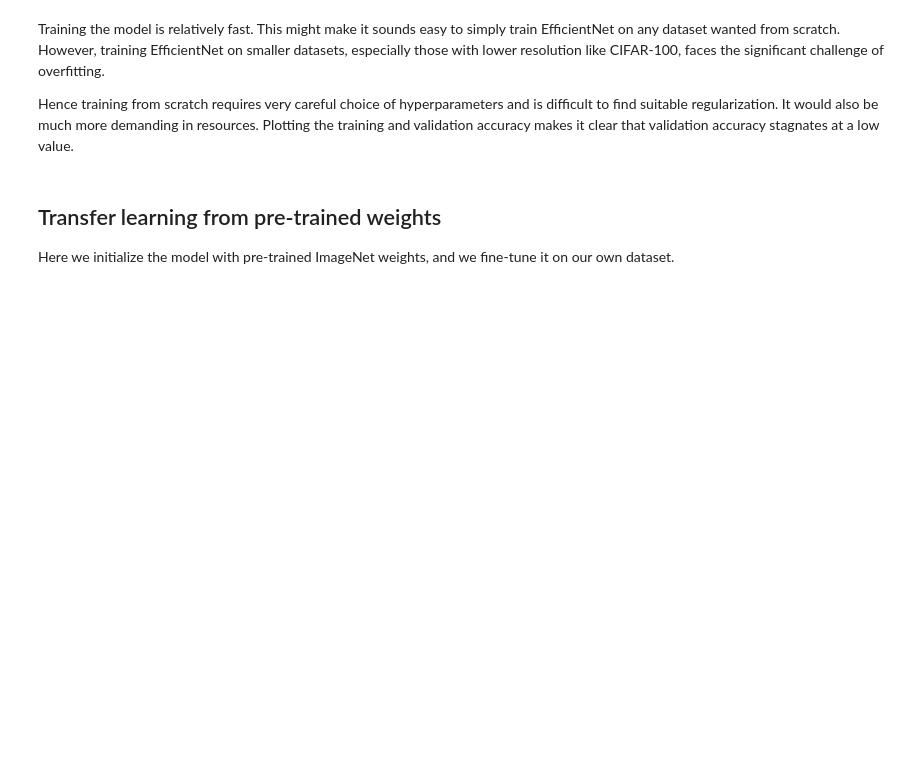
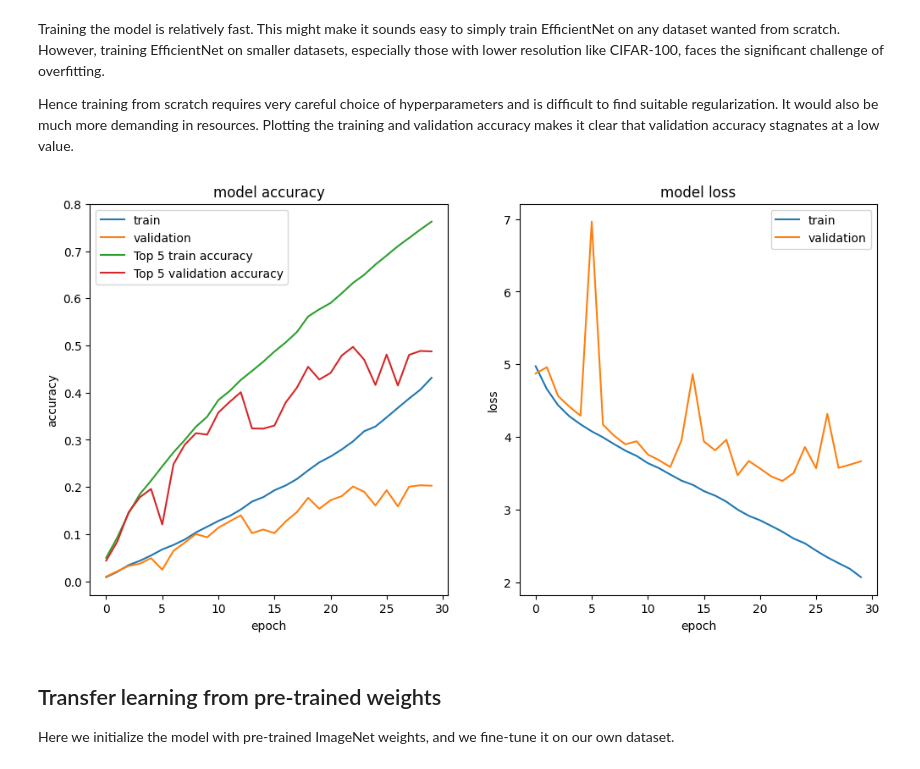
Before and after one commit to e-shevchuk/CSCI-E25, a Jupyter notebook: examples/vision/ipynb/image_classification_efficientnet_fine_tuning.ipynb, the cells around one changed output. Saved outputs shown, nothing was run; the diff lists cells and outputs as text; code cells hidden in the pictures; blank space fills up the shorter version.

```diff
--- a/examples/vision/ipynb/image_classification_efficientnet_fine_tuning.ipynb
+++ b/examples/vision/ipynb/image_classification_efficientnet_fine_tuning.ipynb
@@ -335,21 +349,30 @@ Hence training from scratch requires very careful choice of hyperparameters and
 difficult to find suitable regularization. It would also be much more demanding in resources.
 Plotting the training and validation accuracy
 makes it clear that validation accuracy stagnates at a low value.
-# %%
-import matplotlib.pyplot as plt
-
-
-def plot_hist(hist):
-    plt.plot(hist.history["accuracy"])
-    plt.plot(hist.history["val_accuracy"])
-    plt.title("model accuracy")
-    plt.ylabel("accuracy")
-    plt.xlabel("epoch")
-    plt.legend(["train", "validation"], loc="upper left")
-    plt.show()
-
-
-plot_hist(hist)
+# %%
+import matplotlib.pyplot as plt
+
+def plot_hist(hist):
+    _,ax = plt.subplots(1,2, figsize = (12,6))
+    ax[0].plot(hist.history["accuracy"])
+    ax[0].plot(hist.history["val_accuracy"])
+    ax[0].plot(hist.history['top_k_categorical_accuracy'])
+    ax[0].plot(hist.history['val_top_k_categorical_accuracy'])
+    ax[0].set_title("model accuracy")
+    ax[0].set_ylabel("accuracy")
+    ax[0].set_xlabel("epoch")
+    ax[0].legend(["train", "validation", "Top 5 train accuracy", "Top 5 validation accuracy"], loc="upper left")
+    ax[1].plot(hist.history["loss"])
+    ax[1].plot(hist.history["val_loss"])
+    ax[1].set_title("model loss")
+    ax[1].set_ylabel("loss")
+    ax[1].set_xlabel("epoch")
+    ax[1].legend(["train", "validation"], loc="upper right")
+    plt.show()
+
+plot_hist(hist)
+# %% [output]
+[figure, added]
 # %% [markdown]
 ## Transfer learning from pre-trained weights
 
```
Also changed, not shown: parts of 17 cells of this notebook.
